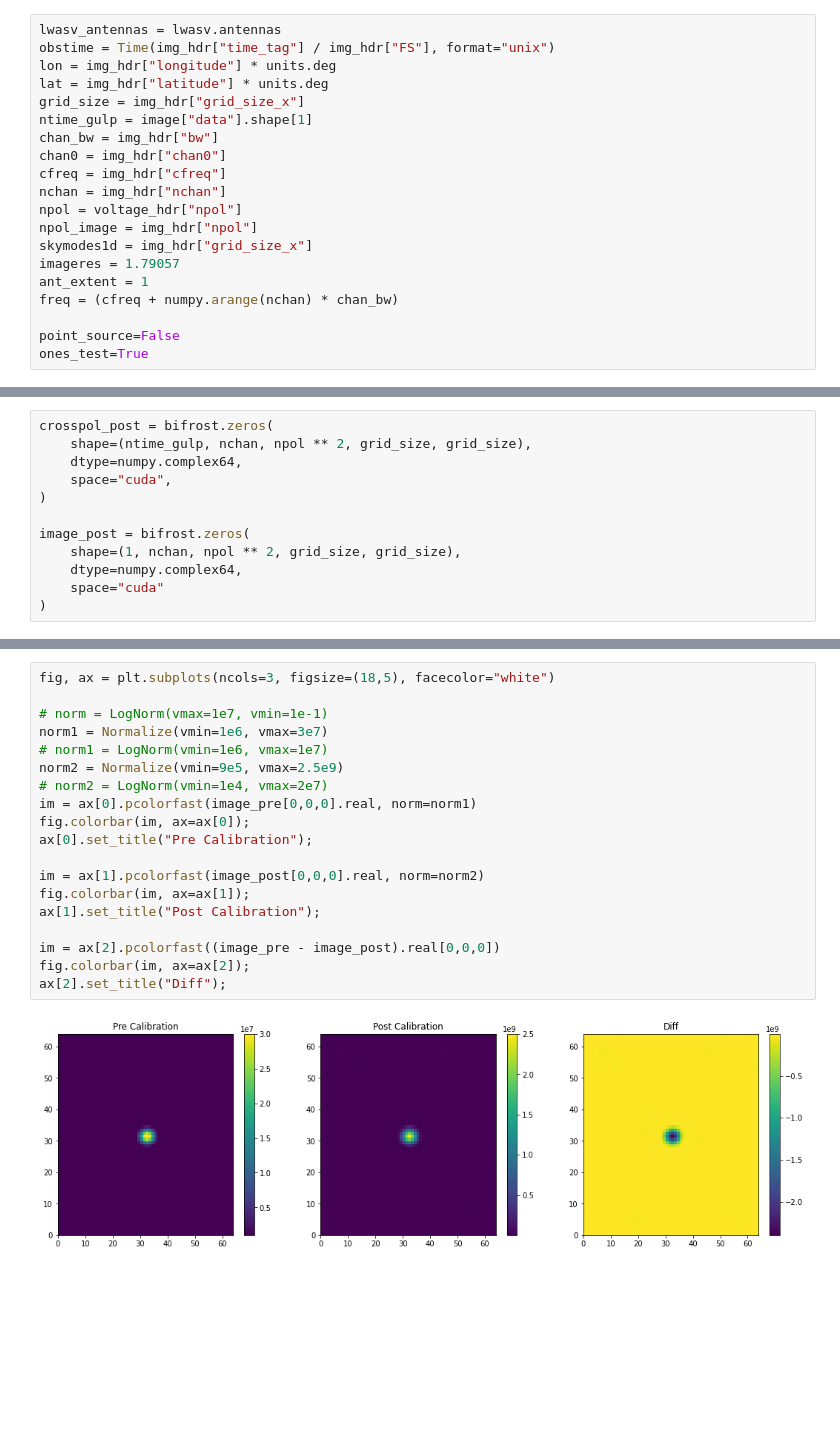
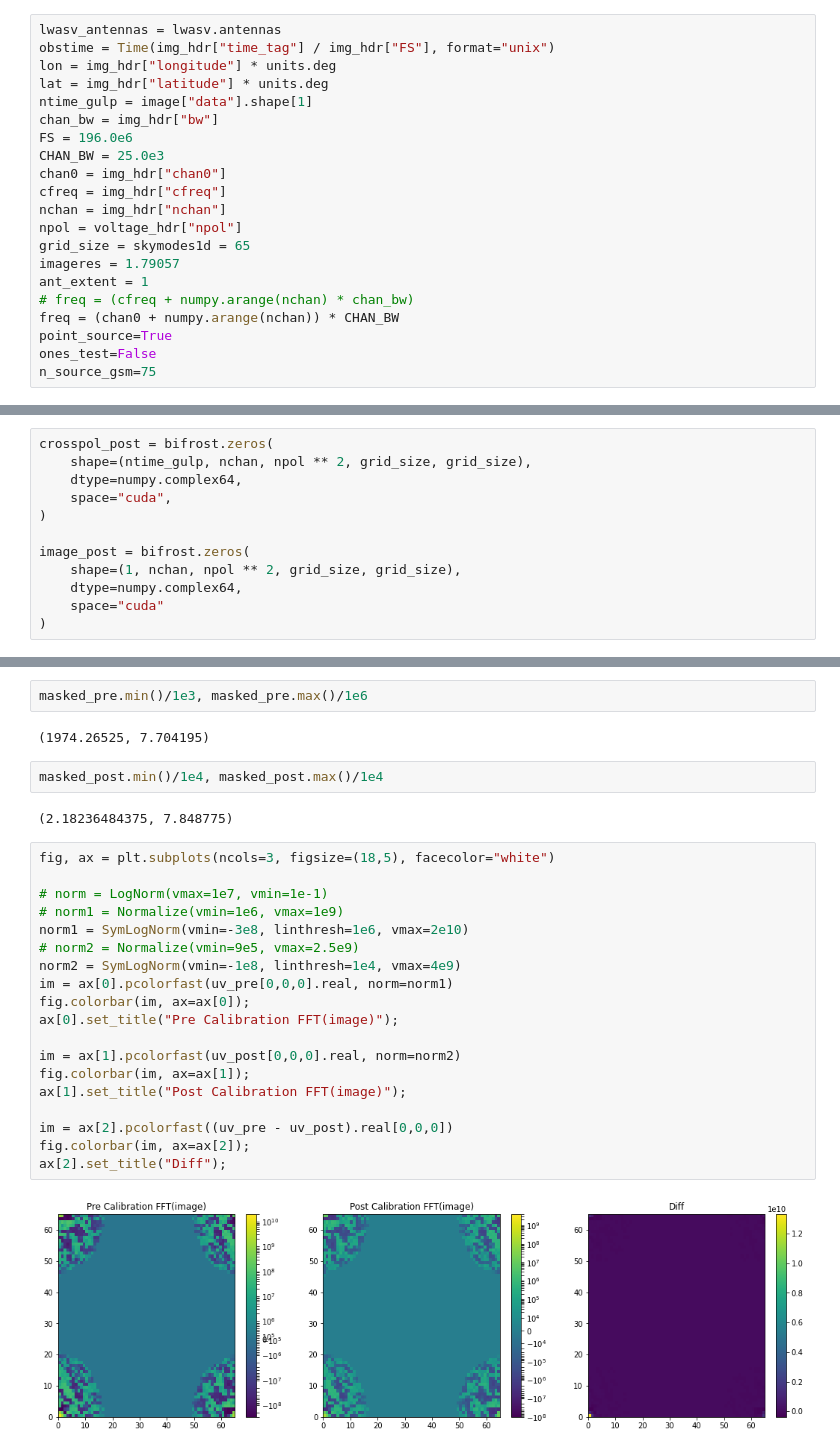
Before and after one commit to epic-astronomy/LWA_EPIC, a Jupyter notebook: epical_devel.ipynb, the cells around one changed output, grey strips where cells are left out. Saved outputs shown, nothing was run; the diff lists cells and outputs as text; blank space fills up the shorter version.

```diff
--- a/epical_devel.ipynb
+++ b/epical_devel.ipynb
@@ -465,21 +483,22 @@ lwasv_antennas = lwasv.antennas
 obstime = Time(img_hdr["time_tag"] / img_hdr["FS"], format="unix")
 lon = img_hdr["longitude"] * units.deg
 lat = img_hdr["latitude"] * units.deg
-grid_size = img_hdr["grid_size_x"]
 ntime_gulp = image["data"].shape[1]
 chan_bw = img_hdr["bw"]
+FS = 196.0e6
+CHAN_BW = 25.0e3
 chan0 = img_hdr["chan0"]
 cfreq = img_hdr["cfreq"]
 nchan = img_hdr["nchan"]
 npol = voltage_hdr["npol"]
-npol_image = img_hdr["npol"]
-skymodes1d = img_hdr["grid_size_x"]
+grid_size = skymodes1d = 65
 imageres = 1.79057
 ant_extent = 1
-freq = (cfreq + numpy.arange(nchan) * chan_bw)
-
-point_source=False
-ones_test=True
+# freq = (cfreq + numpy.arange(nchan) * chan_bw)
+freq = (chan0 + numpy.arange(nchan)) * CHAN_BW
+point_source=True
+ones_test=False
+n_source_gsm=75
 # %%
 locations = numpy.array([(ant.stand.x, ant.stand.y, ant.stand.z) for ant in lwasv.antennas[::2]])
 locations[255, :] = 0.0
@@ -763,21 +833,29 @@ image_post =  image_post[:, :, :, ::-1, :]
+# %%
+masked_pre.min()/1e3, masked_pre.max()/1e6
+# %% [output]
+(1974.26525, 7.704195)
+# %%
+masked_post.min()/1e4, masked_post.max()/1e4
+# %% [output]
+(2.18236484375, 7.848775)
 # %%
 fig, ax = plt.subplots(ncols=3, figsize=(18,5), facecolor="white")
 
 # norm = LogNorm(vmax=1e7, vmin=1e-1)
-norm1 = Normalize(vmin=1e6, vmax=3e7)
-# norm1 = LogNorm(vmin=1e6, vmax=1e7)
-norm2 = Normalize(vmin=9e5, vmax=2.5e9)
-# norm2 = LogNorm(vmin=1e4, vmax=2e7)
-im = ax[0].pcolorfast(image_pre[0,0,0].real, norm=norm1)
+# norm1 = Normalize(vmin=1e6, vmax=1e9)
+norm1 = SymLogNorm(vmin=-3e8, linthresh=1e6, vmax=2e10)
+# norm2 = Normalize(vmin=9e5, vmax=2.5e9)
+norm2 = SymLogNorm(vmin=-1e8, linthresh=1e4, vmax=4e9)
+im = ax[0].pcolorfast(uv_pre[0,0,0].real, norm=norm1)
 fig.colorbar(im, ax=ax[0]);
-ax[0].set_title("Pre Calibration");
+ax[0].set_title("Pre Calibration FFT(image)");
 
-im = ax[1].pcolorfast(image_post[0,0,0].real, norm=norm2)
+im = ax[1].pcolorfast(uv_post[0,0,0].real, norm=norm2)
 fig.colorbar(im, ax=ax[1]);
-ax[1].set_title("Post Calibration");
+ax[1].set_title("Post Calibration FFT(image)");
 
-im = ax[2].pcolorfast((image_pre - image_post).real[0,0,0])
+im = ax[2].pcolorfast((uv_pre - uv_post).real[0,0,0])
 fig.colorbar(im, ax=ax[2]);
 ax[2].set_title("Diff");
 # %% [output]
-[figure, old version]
+[figure, new version]
```
Also changed, not shown: parts of 37 cells of this notebook.
